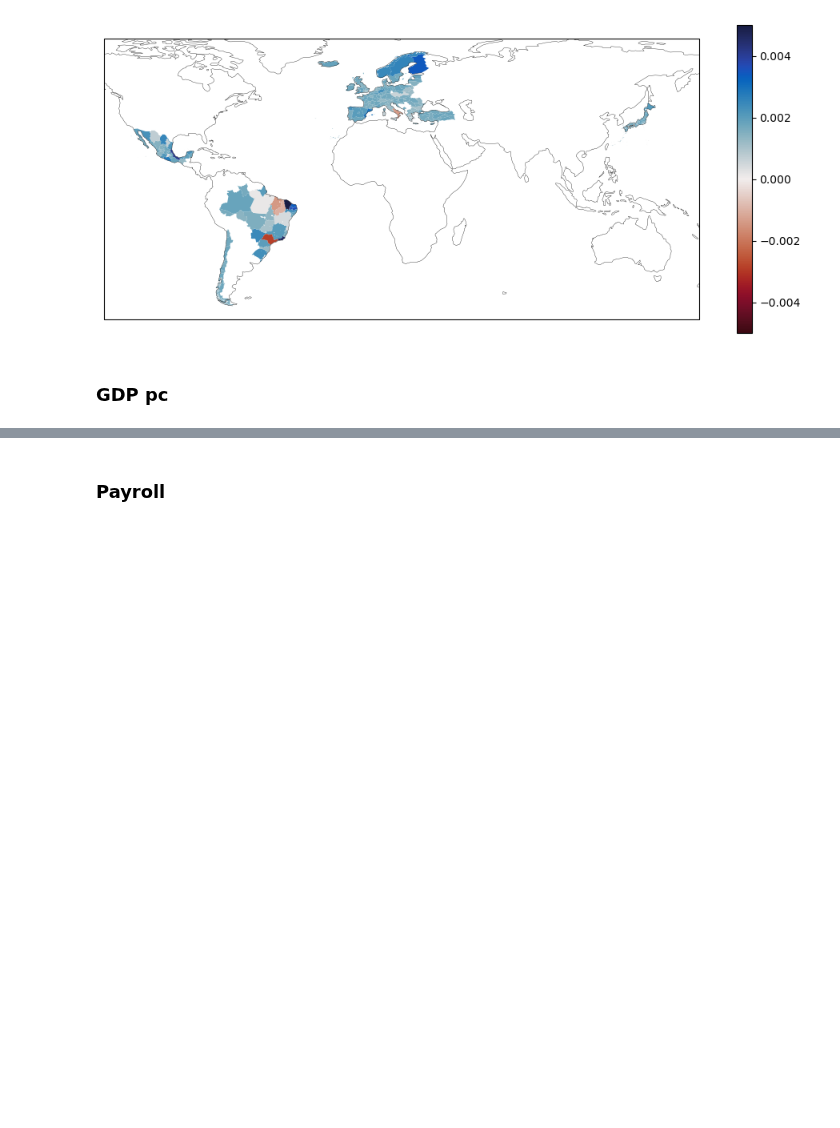
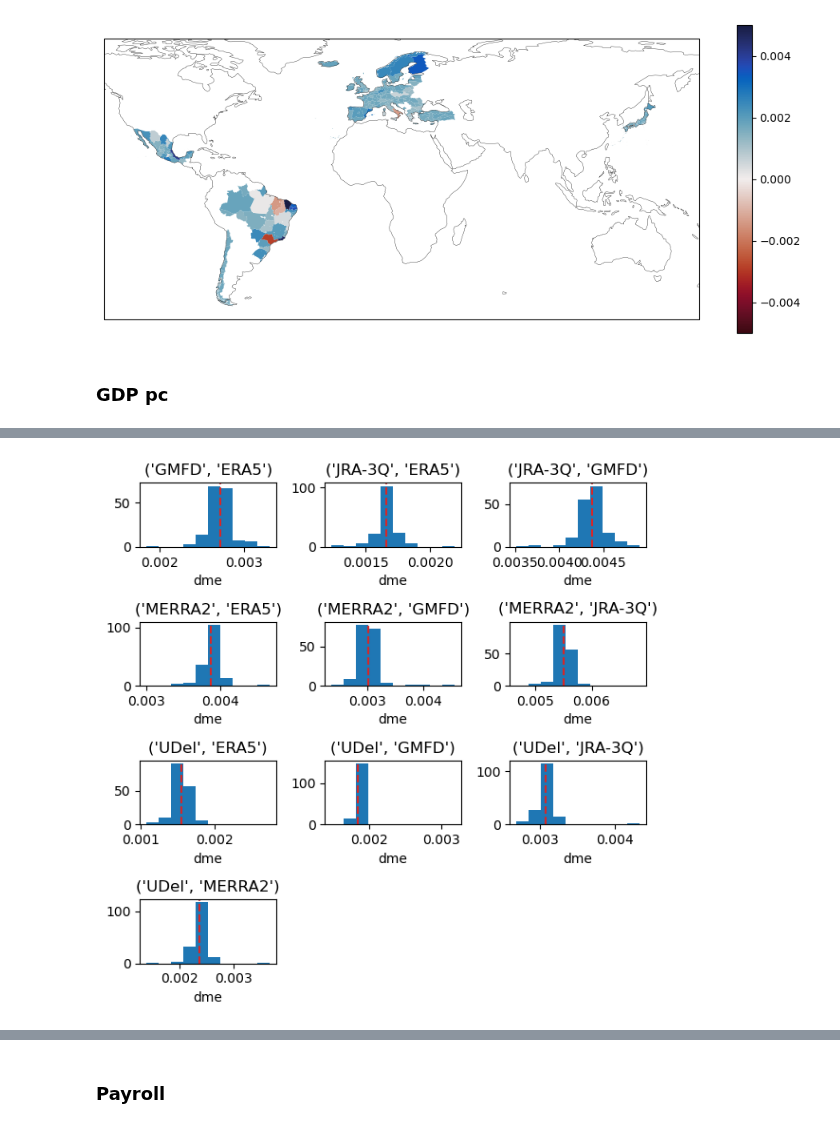
Before and after one commit to ks905383/impact_uncertainty, a Jupyter notebook: code/3b_dmgfdiffs_sources.ipynb, the cells around one changed output, grey strips where cells are left out. Saved outputs shown, nothing was run; the diff lists cells and outputs as text; code cells hidden in the pictures; blank space fills up the shorter version.

```diff
--- a/code/3b_dmgfdiffs_sources.ipynb
+++ b/code/3b_dmgfdiffs_sources.ipynb
@@ -536,0 +607,12 @@ dmes['gdppc']['dme_max'] = dmes['gdppc']['dme'].max(('proj_base_a','proj_base_b'
+# %%
+fig = plt.figure(figsize=(6,6))
+
+d_tmp = dmes['gdppc']['dme'].stack(pb = ['proj_base_a','proj_base_b']).dropna('pb')
+for pb_idx,pb in enumerate(d_tmp.pb.values):
+    ax = plt.subplot(4,3,pb_idx+1)
+    d_tmp.sel(pb=pb).plot.hist()
+    ax.axvline(d_tmp.sel(pb=pb,loo_id='all'),color='tab:red',linestyle='--')
+    ax.set_title(pb)
+plt.tight_layout()
+# %% [output]
+[figure, added]
```
Also changed, not shown: parts of 14 cells of this notebook, 13 other files.
